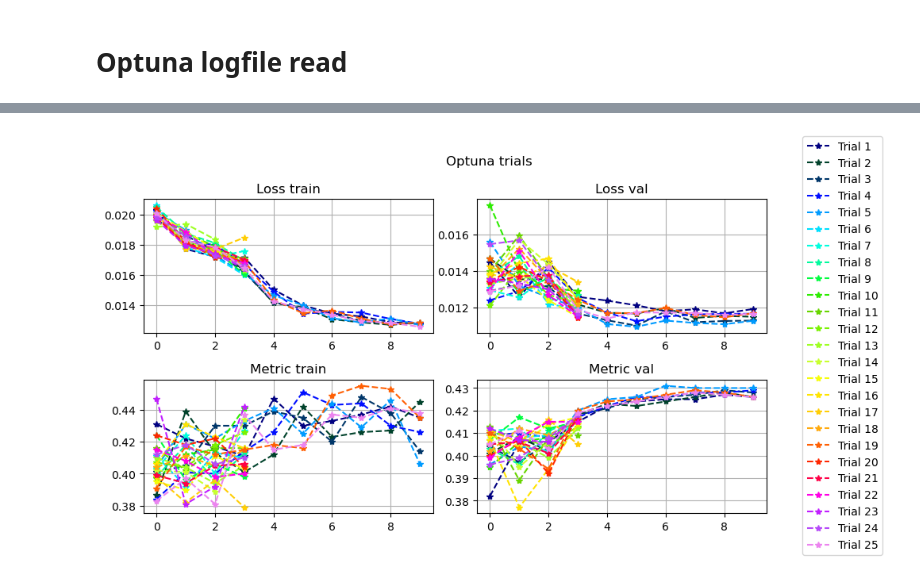
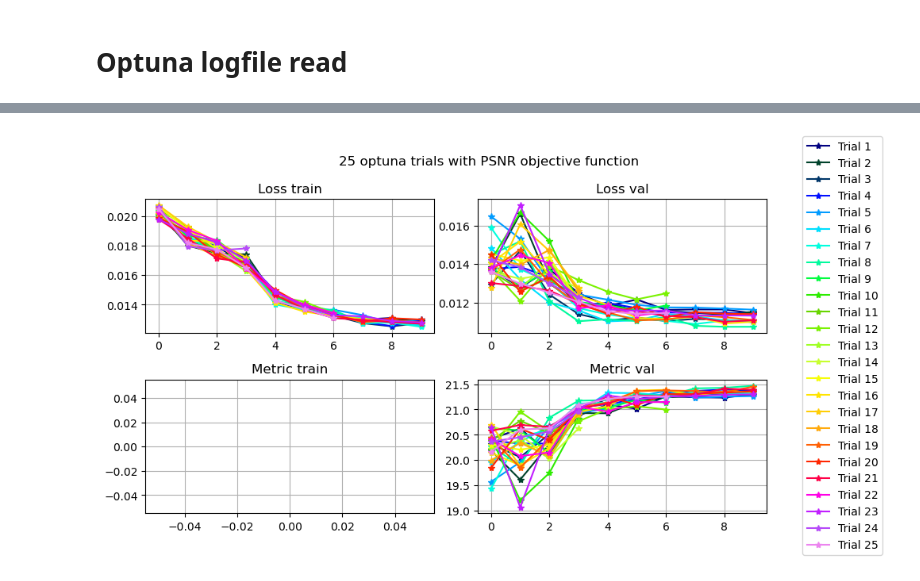
Before and after one commit to emidan19/deep-tempest, a Jupyter notebook: KAIR/show_logs.ipynb, the cells around one changed output, grey strips where cells are left out. Cells and saved outputs as stored; diff of their text form; code cells hidden in the pictures.

```diff
--- a/KAIR/show_logs.ipynb
+++ b/KAIR/show_logs.ipynb
@@ -355,10 +629,40 @@ def read_optuna_log (log_file):
             if 'params={' in line:
                 best_lr = float(line.split('\'lr\':')[1].split(',')[0].strip())
                 best_tvwheight = float(line.split('\'tv_weight\':')[1].split('}')[0].strip())
-                best_params = {'lr':best_lr, 'tv_weight':best_tvwheight}
+                n_trial = int(line.split('number=')[1].split(',')[0])
+                best_params = {'lr':best_lr, 'tv_weight':best_tvwheight, 'n_trial':n_trial}
                 break
             else:
                 best_params = None
 
 
     return trials, best_params, metric_str
+
+def visualize_optuna_trials(optuna_log):
+    trials, params, metric = read_optuna_log(optuna_log)
+
+    colormap = plt.cm.gist_ncar #nipy_spectral, Set1,Paired
+    colors = [colormap(i) for i in np.linspace(0, 0.9,len(trials))]
+
+    title = f'{len(trials)} optuna trials with {metric} objective function.'
+    title = title + ' Best params (trial {}): \nlr = {:.4e}\ntv_weight = {:.4e}'.format(params['n_trial'], params['lr'], params['tv_weight'])
+
+    fig, ax = plt.subplots(nrows=1, ncols=3, figsize=(20, 5))
+    plt.suptitle(title)
+    for i,trial in enumerate(trials):
+        ax[0].set_title('Loss train')
+        ax[0].plot(trial['train_loss'],'-*', color=colors[i])
+        ax[0].grid()
+
+        ax[1].set_title('Loss val')
+        ax[1].plot(trial['val_loss'],'-*', color=colors[i])
+        ax[1].grid()
+
+        ax[2].set_title('Metric val')
+        ax[2].plot(trial['val_metric'],'-*',label = f'Trial {i+1}', color=colors[i])
+        ax[2].grid()
+
+    fig.legend(loc=7)
+    fig.tight_layout()
+    fig.subplots_adjust(right=0.85)
+    plt.show()
@@ -367,39 +710,39 @@ trials, params, metric = read_optuna_log('/home/emidan19/Desktop/deep-tempest/dr
 # %%
-
+trials, params, metric = read_optuna_log('/home/emidan19/Desktop/deep-tempest/drunet/baseline/optuna/PSNR_25trials/optuna_hparams.log')
 colormap = plt.cm.gist_ncar #nipy_spectral, Set1,Paired
 colors = [colormap(i) for i in np.linspace(0, 0.9,len(trials))]
 # plt.figure()
 # for i,trial in enumerate(trials):
 #     plt.plot(trial['train_metric'],label = f'Trial {i+1}', color=colors[i])
 # plt.legend()
 # plt.grid()
 # plt.show()
 
 fig, ax = plt.subplots(nrows=2, ncols=2, figsize=(10, 5))
-plt.suptitle('Optuna trials')
+plt.suptitle(f'{len(trials)} optuna trials with {metric} objective function')
 for i,trial in enumerate(trials):
     ax[0,0].set_title('Loss train')
-    ax[0,0].plot(trial['train_loss'],'--*', color=colors[i])
+    ax[0,0].plot(trial['train_loss'],'-*', color=colors[i])
     ax[0,0].grid()
 
     ax[0,1].set_title('Loss val')
-    ax[0,1].plot(trial['val_loss'],'--*', color=colors[i])
+    ax[0,1].plot(trial['val_loss'],'-*', color=colors[i])
     ax[0,1].grid()
 
     ax[1,0].set_title('Metric train')
-    ax[1,0].plot(trial['train_metric'],'--*', color=colors[i])
+    ax[1,0].plot(trial['train_metric'],'-*', color=colors[i])
     ax[1,0].grid()
 
     ax[1,1].set_title('Metric val')
-    ax[1,1].plot(trial['val_metric'],'--*',label = f'Trial {i+1}', color=colors[i])
+    ax[1,1].plot(trial['val_metric'],'-*',label = f'Trial {i+1}', color=colors[i])
     ax[1,1].grid()
 
 fig.legend(loc=7)
 fig.tight_layout()
 fig.subplots_adjust(right=0.85)
 plt.show()
 # %% [output]
-[figure, old version]
+[figure, new version]
 # %%
 [trials[i]['lr'] for i in range(len(trials))]
 # %% [output]
```
Also changed, not shown: parts of 13 cells of this notebook.
